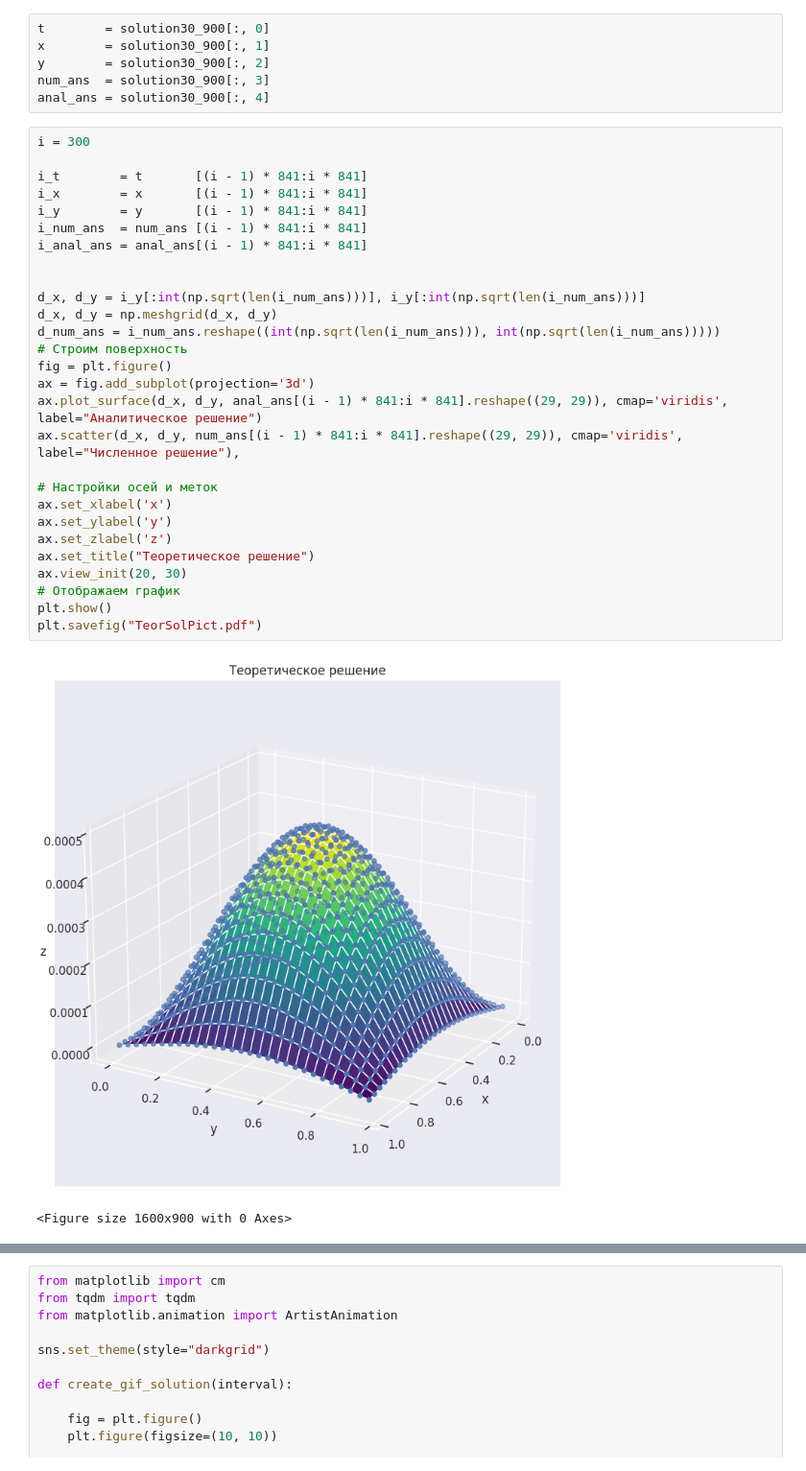
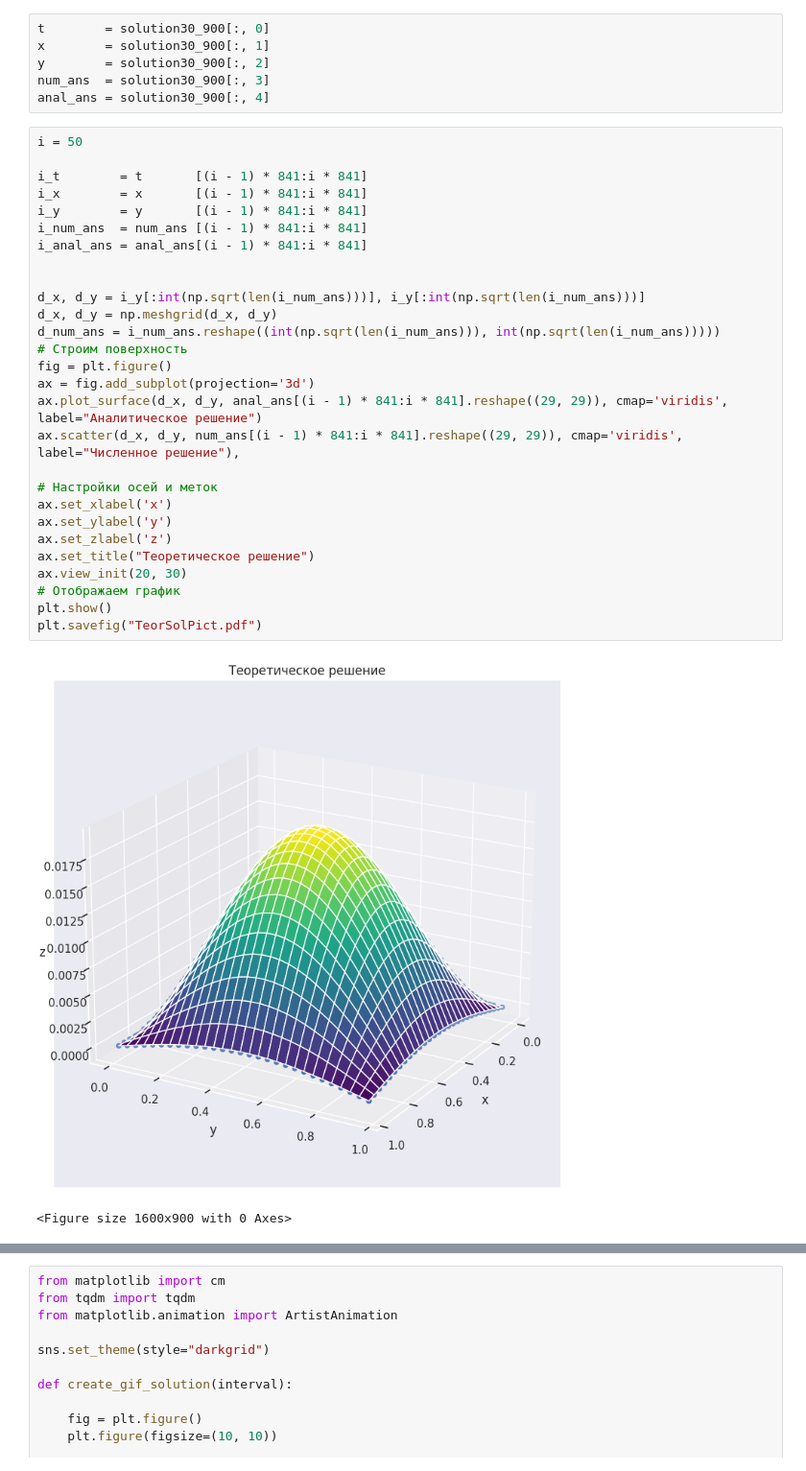
Before and after one commit to VsevolodZaostrovsky/NumericalMethods, a Jupyter notebook: PDE2d/Code/solution_pict.ipynb, the cells around one changed output, grey strips where cells are left out. Shown at 96% size. Saved outputs shown, nothing was run; the diff lists cells and outputs as text.

```diff
--- a/PDE2d/Code/solution_pict.ipynb
+++ b/PDE2d/Code/solution_pict.ipynb
@@ -22,33 +22,33 @@ y        = solution30_900[:, 2]
 num_ans  = solution30_900[:, 3]
 anal_ans = solution30_900[:, 4]
 # %%
-i = 300
+i = 50
 
 i_t        = t       [(i - 1) * 841:i * 841]
 i_x        = x       [(i - 1) * 841:i * 841]
 i_y        = y       [(i - 1) * 841:i * 841]
 i_num_ans  = num_ans [(i - 1) * 841:i * 841]
 i_anal_ans = anal_ans[(i - 1) * 841:i * 841]
 
 
 d_x, d_y = i_y[:int(np.sqrt(len(i_num_ans)))], i_y[:int(np.sqrt(len(i_num_ans)))]
 d_x, d_y = np.meshgrid(d_x, d_y)
 d_num_ans = i_num_ans.reshape((int(np.sqrt(len(i_num_ans))), int(np.sqrt(len(i_num_ans)))))
 # Строим поверхность
 fig = plt.figure()
 ax = fig.add_subplot(projection='3d')
 ax.plot_surface(d_x, d_y, anal_ans[(i - 1) * 841:i * 841].reshape((29, 29)), cmap='viridis', label="Аналитическое решение")
 ax.scatter(d_x, d_y, num_ans[(i - 1) * 841:i * 841].reshape((29, 29)), cmap='viridis', label="Численное решение"),
 
 # Настройки осей и меток
 ax.set_xlabel('x')
 ax.set_ylabel('y')
 ax.set_zlabel('z')
 ax.set_title("Теоретическое решение")
 ax.view_init(20, 30)
 # Отображаем график
 plt.show()
 plt.savefig("TeorSolPict.pdf")
 # %% [output]
-[figure, old version]
+[figure, new version]
 <Figure size 1600x900 with 0 Axes>
```
Also changed, not shown: parts of 1 cell of this notebook, 16 other files.
